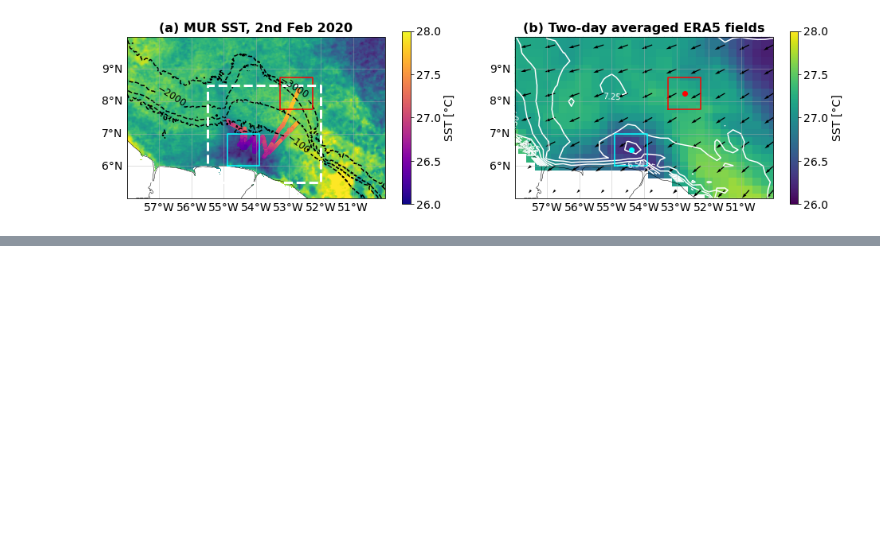
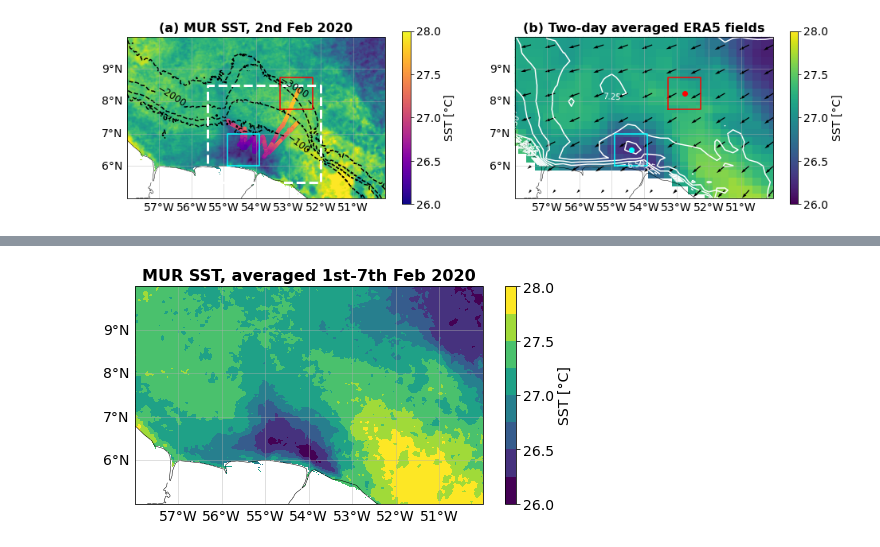
Before and after one commit to ClauClouds/SST-impact, a Jupyter notebook: plot_figure_SST_maps.ipynb, the cells around one changed output, grey strips where cells are left out. Drawn from its saved outputs; the diff is of its cells as text; code cells hidden in the pictures; blank space fills up the shorter version.

Commit message:
mur sst maps updated with the time averages

```diff
--- a/plot_figure_SST_maps.ipynb
+++ b/plot_figure_SST_maps.ipynb
@@ -292,0 +330,46 @@ plt.savefig(figure_name,bbox_inches='tight')
+# %%
+# Plot the weekly averaged map between Feb 1st and Feb 7th.
+dates_sst = ['2020-02-01','2020-02-02','2020-02-03','2020-02-04','2020-02-05','2020-02-06','2020-02-07']
+
+for tt,date_sst_map in enumerate(dates_sst):
+    if tt == 0:
+        filename_mur = path2MURSST + 'SST_MUR_' + date_sst_map + '.nc'
+        filename_mur_grid = path2MURSST + 'SST_MUR_Grid.nc'
+
+        ds_mur = xr.open_dataset(filename_mur)
+        ds_mur.close()
+        ds_mur_grid = xr.open_dataset(filename_mur_grid)
+        ds_mur_grid.close()
+
+        sst_mur = ds_mur['sst_MUR'].values
+        sst_mur_lon = ds_mur_grid['X_SST_MUR'].values
+        sst_mur_lat = ds_mur_grid['Y_SST_MUR'].values
+    else:
+        filename_mur = path2MURSST + 'SST_MUR_' + date_sst_map + '.nc'
+        ds_mur = xr.open_dataset(filename_mur)
+        ds_mur.close()
+        sst_mur += ds_mur['sst_MUR'].values
+sst_averaged = sst_mur/len(dates_sst)
+
+fig = plt.figure(figsize=(8, 4))
+ax1 = fig.add_subplot(1, 1, 1, projection=crs)
+plot_background(ax1)
+
+from matplotlib import cm
+viridis8 = cm.get_cmap('viridis',8)
+
+vmin_sst=26.; vmax_sst=28.
+
+# observed SST
+pc1 = ax1.pcolormesh(sst_mur_lon,sst_mur_lat,sst_averaged,vmin=vmin_sst,vmax=vmax_sst,cmap=viridis8)
+
+cbar1 = plt.colorbar(pc1,ax=ax1)#,location='bottom',shrink=0.75)
+cbar1.set_label('SST [°C]', fontsize=14)
+cbar1.ax.tick_params(labelsize=14)
+
+ax1.set_title('MUR SST, averaged 1st-7th Feb 2020',fontsize=16,fontweight='bold')
+
+figure_name = 'mur_sst_weekly_average.png'
+plt.savefig(figure_name,bbox_inches='tight')
+# %% [output]
+[figure, added]
```
Also changed, not shown: parts of 3 cells of this notebook.
